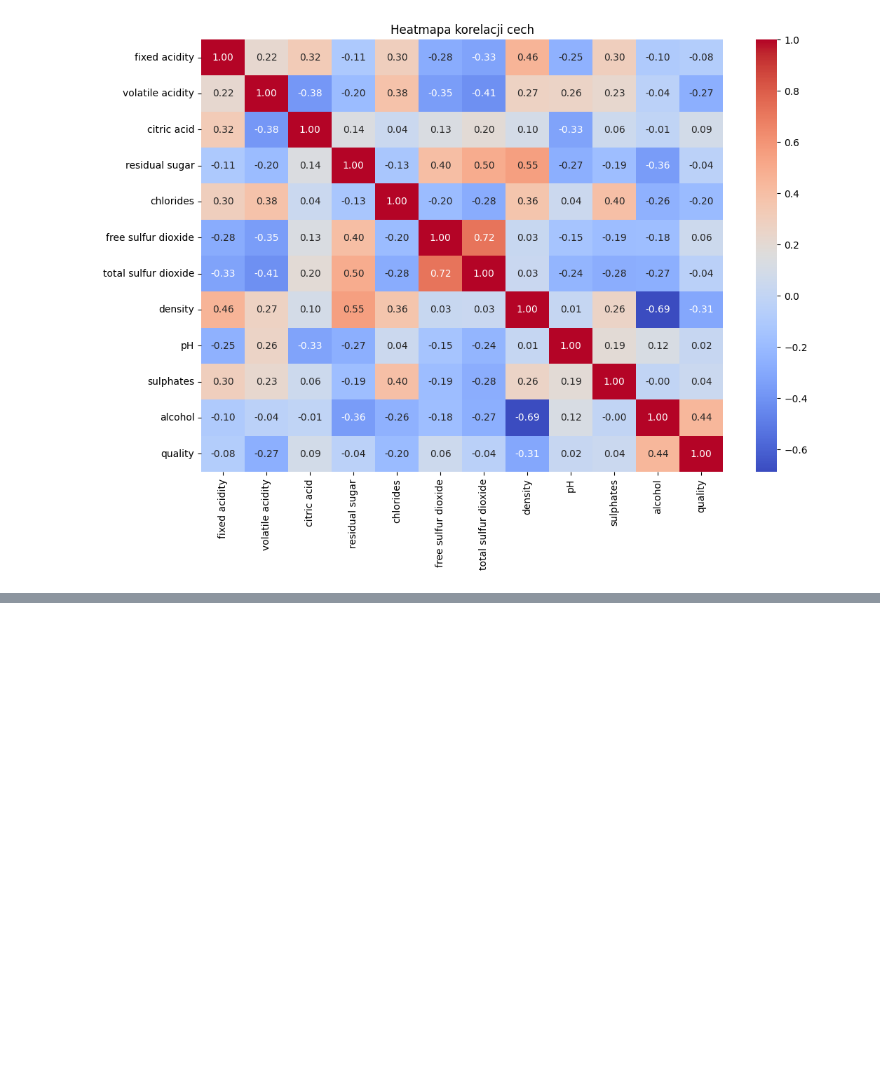
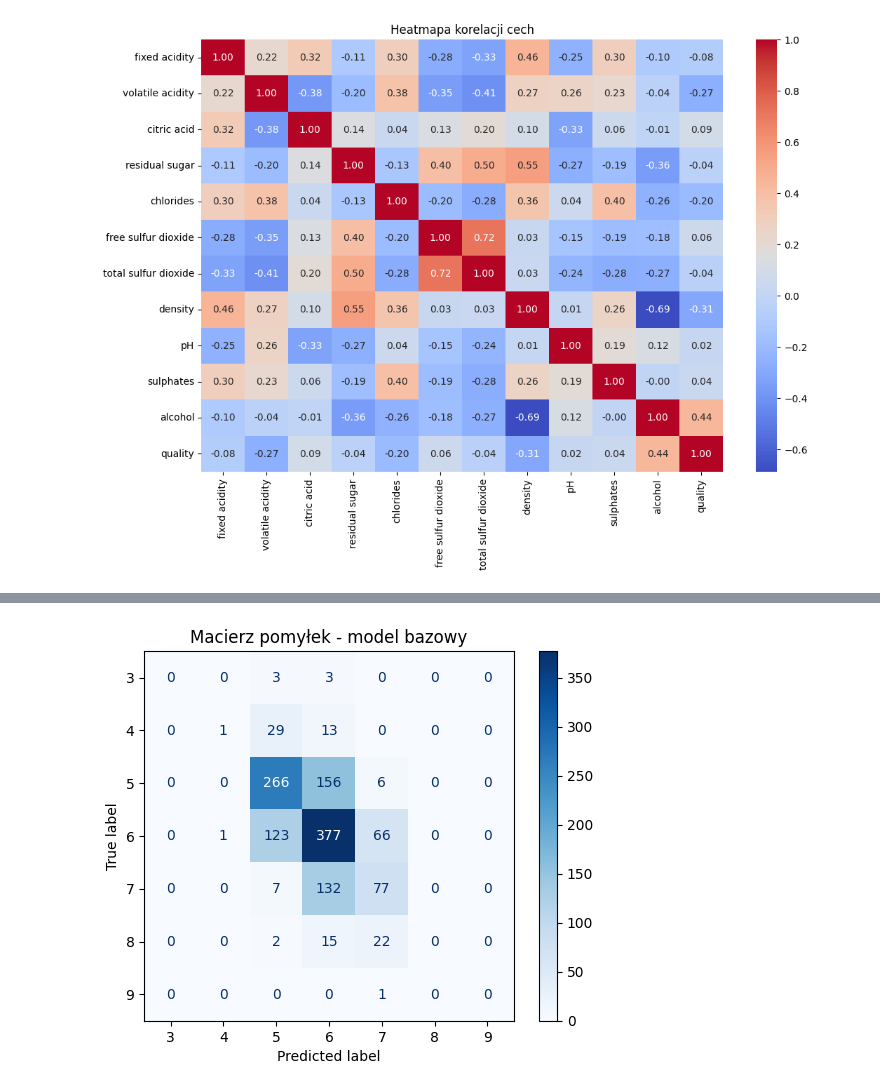
Before and after one commit to juliachrabaszcz/WineQuality-FeedForward-Classifier, a Jupyter notebook: wine_quality_mlp.ipynb, the cells around one changed output, grey strips where cells are left out. Drawn from its saved outputs; the diff is of its cells as text; code cells hidden in the pictures; blank space fills up the shorter version.

Commit message:
Add preprocessing and baseline MLP model

```diff
--- a/wine_quality_mlp.ipynb
+++ b/wine_quality_mlp.ipynb
@@ -94,0 +138,8 @@ plt.show()
+# %%
+# Podział danych na zbiór treningowy (80%) i testowy (20%)
+X_train, X_test, y_train, y_test = train_test_split(
+    X, y, test_size=0.2, random_state=42, stratify=y
+)
+
+print(f'Zbiór treningowy: {X_train.shape[0]} próbek')
+print(f'Zbiór testowy: {X_test.shape[0]} próbek')
@@ -94,0 +149,8 @@ plt.show()
+# %%
+# Standaryzacja cech - skalowanie do średniej 0 i odchylenia standardowego 1
+scaler = StandardScaler()
+X_train_scaled = scaler.fit_transform(X_train)
+X_test_scaled = scaler.transform(X_test)
+
+print(f'Średnia po skalowaniu (train): {X_train_scaled.mean():.4f}')
+print(f'Std po skalowaniu (train): {X_train_scaled.std():.4f}')
@@ -94,0 +160,12 @@ plt.show()
+# %%
+# Definicja i trening bazowego modelu MLP
+clf = MLPClassifier(
+    hidden_layer_sizes=(64, 32),
+    activation='relu',
+    max_iter=500,
+    random_state=42,
+    early_stopping=True
+)
+clf.fit(X_train_scaled, y_train)
+
+print(f'Accuracy (model bazowy): {clf.score(X_test_scaled, y_test):.4f}')
@@ -94,0 +174,4 @@ plt.show()
+# %%
+# Raport klasyfikacji dla modelu bazowego
+y_pred = clf.predict(X_test_scaled)
+print(classification_report(y_test, y_pred, zero_division=0))
@@ -94,0 +192,8 @@ plt.show()
+# %%
+# Macierz pomyłek dla modelu bazowego
+cm = confusion_matrix(y_test, y_pred)
+ConfusionMatrixDisplay(cm, display_labels=clf.classes_).plot(cmap='Blues')
+plt.title('Macierz pomyłek - model bazowy')
+plt.show()
+# %% [output]
+[figure, added]
```
Also changed, not shown: parts of 14 cells of this notebook.
